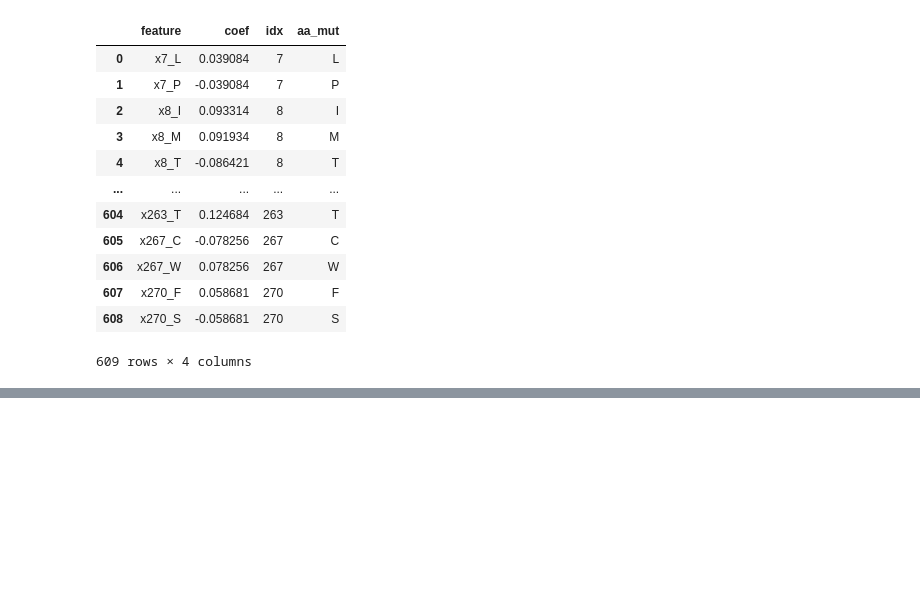
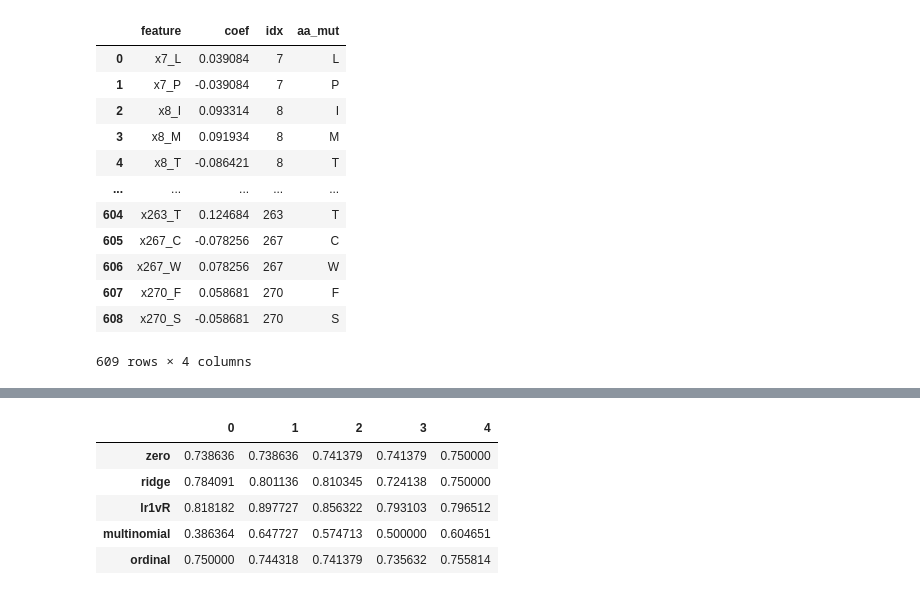
Before and after one commit to RomeroLab/sadx-latent-function, a Jupyter notebook: projects/Biochemical_Ordinal/Ordinal Regression.ipynb, the cells around one changed output, grey strips where cells are left out. Saved outputs shown, nothing was run; the diff lists cells and outputs as text; code cells hidden in the pictures; blank space fills up the shorter version.

```diff
--- a/projects/Biochemical_Ordinal/Ordinal Regression.ipynb
+++ b/projects/Biochemical_Ordinal/Ordinal Regression.ipynb
@@ -380,0 +422,11 @@ best_results
+# %%
+x = [cross_val_score(m, X, y, cv=folds, scoring=acc) for k, m in model_dict.items()]
+acc_test_results = pd.DataFrame(x, index=model_dict.keys())
+acc_test_results
+# %% [output]
+|  | 0 | 1 | 2 | 3 | 4 |
+| zero | 0.738636 | 0.738636 | 0.741379 | 0.741379 | 0.750000 |
+| ridge | 0.784091 | 0.801136 | 0.810345 | 0.724138 | 0.750000 |
+| lr1vR | 0.818182 | 0.897727 | 0.856322 | 0.793103 | 0.796512 |
+| multinomial | 0.386364 | 0.647727 | 0.574713 | 0.500000 | 0.604651 |
+| ordinal | 0.750000 | 0.744318 | 0.741379 | 0.735632 | 0.755814 |
```
Also changed, not shown: parts of 18 cells of this notebook.
